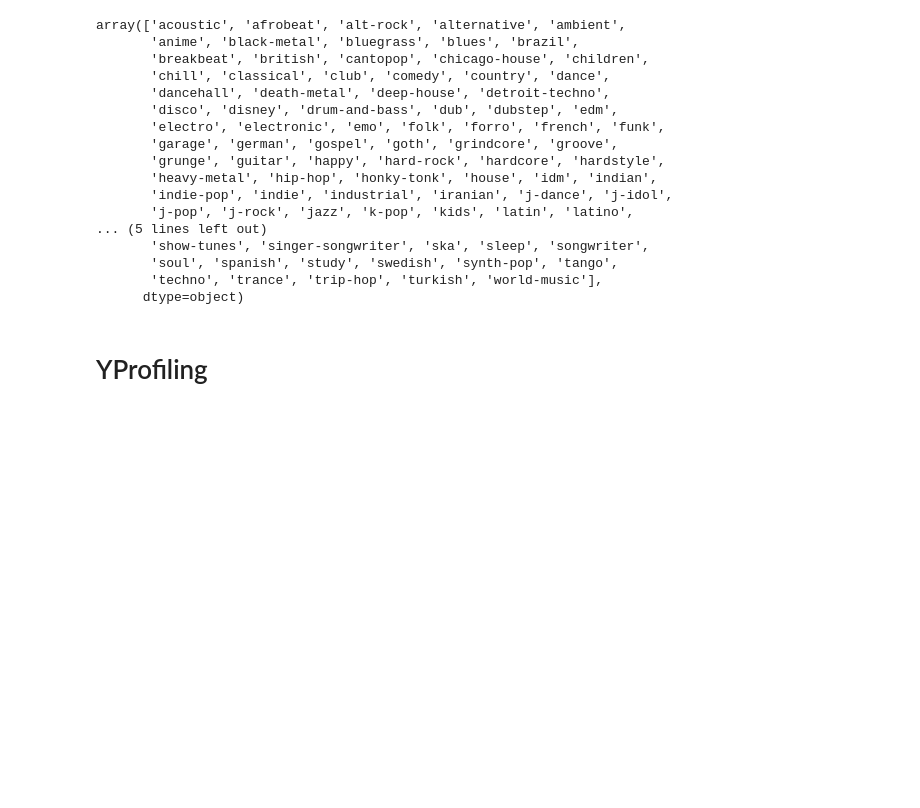
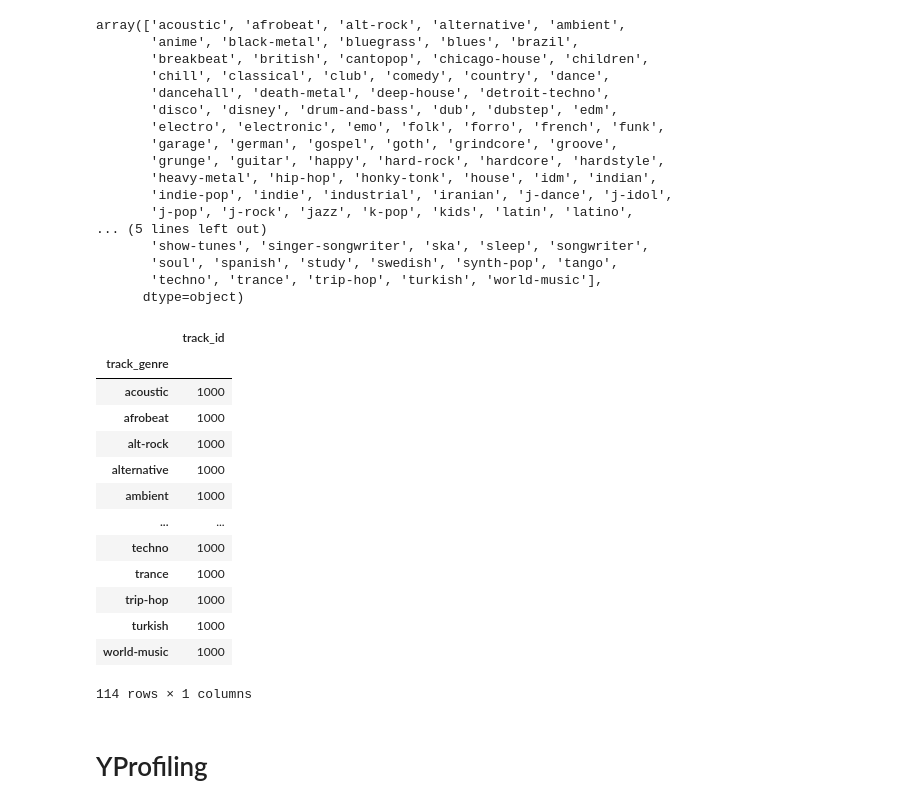
Before and after one commit to anaisdangeot/mood_detector, a Jupyter notebook: notebooks/anaisdangeot_data_exploration.ipynb, the cells around one changed output. Cells and saved outputs as stored; diff of their text form; code cells hidden in the pictures; blank space fills up the shorter version.

```diff
--- a/notebooks/anaisdangeot_data_exploration.ipynb
+++ b/notebooks/anaisdangeot_data_exploration.ipynb
@@ -229,6 +238,24 @@ array(['acoustic', 'afrobeat', 'alt-rock', 'alternative', 'ambient',
        'soul', 'spanish', 'study', 'swedish', 'synth-pop', 'tango',
        'techno', 'trance', 'trip-hop', 'turkish', 'world-music'],
       dtype=object)
+# %%
+small_df = data[['track_id', 'track_genre']]
+small_df.groupby(['track_genre']).count()
+# %% [output]
+|  | track_id |
+| track_genre |  |
+| acoustic | 1000 |
+| afrobeat | 1000 |
+| alt-rock | 1000 |
+| alternative | 1000 |
+| ambient | 1000 |
+| ... | ... |
+| techno | 1000 |
+| trance | 1000 |
+| trip-hop | 1000 |
+| turkish | 1000 |
+| world-music | 1000 |
+114 rows × 1 columns
 # %% [markdown]
 # YProfiling
 # %%
```
Also changed, not shown: parts of 2 cells of this notebook, 2 other files.
